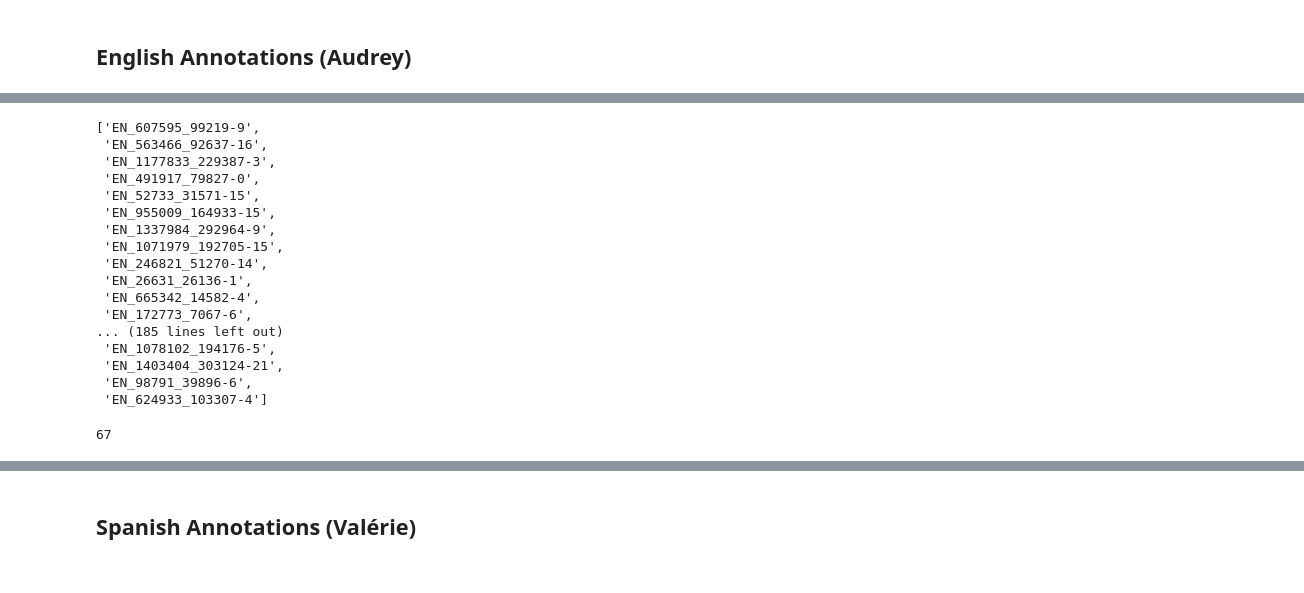
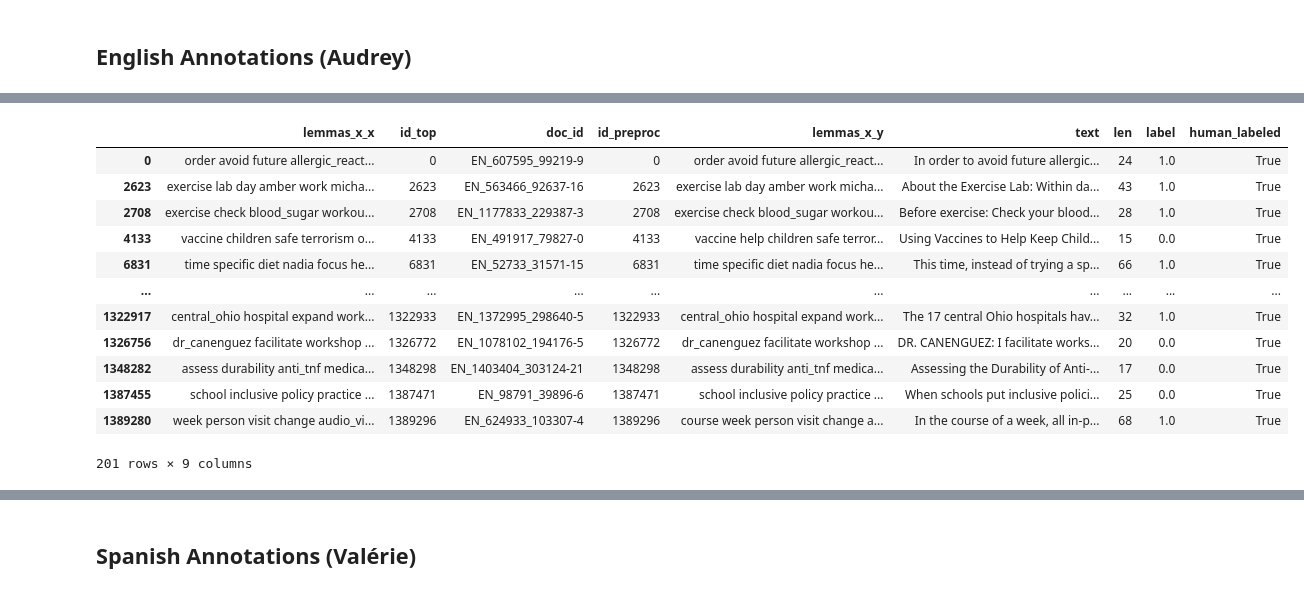
Before and after one commit to lcalvobartolome/mind, a Jupyter notebook: src/active_learning/test.ipynb, the cells around one changed output, grey strips where cells are left out. Cells and saved outputs as stored; diff of their text form; code cells hidden in the pictures.

```diff
--- a/src/active_learning/test.ipynb
+++ b/src/active_learning/test.ipynb
@@ -8,36 +32,17 @@ import pandas as pd
 # %%
 df = pd.read_csv("/export/usuarios_ml4ds/lbartolome/Repos/umd/LinQAForge/data/models/filtering/rosie_1_20/df_docs_updated_EN.csv")
-labelled = df[df.human_labeled==True]
+df[df.human_labeled==True]
+# %% [output]
+|  | lemmas_x_x | id_top | doc_id | id_preproc | lemmas_x_y | text | len | label | human_labeled |
+| 0 | order avoid future allergic_react... | 0 | EN_607595_99219-9 | 0 | order avoid future allergic_react... | In order to avoid future allergic... | 24 | 1.0 | True |
+| 2623 | exercise lab day amber work micha... | 2623 | EN_563466_92637-16 | 2623 | exercise lab day amber work micha... | About the Exercise Lab: Within da... | 43 | 1.0 | True |
+| 2708 | exercise check blood_sugar workou... | 2708 | EN_1177833_229387-3 | 2708 | exercise check blood_sugar workou... | Before exercise: Check your blood... | 28 | 1.0 | True |
+| 4133 | vaccine children safe terrorism o... | 4133 | EN_491917_79827-0 | 4133 | vaccine help children safe terror... | Using Vaccines to Help Keep Child... | 15 | 0.0 | True |
+| 6831 | time specific diet nadia focus he... | 6831 | EN_52733_31571-15 | 6831 | time specific diet nadia focus he... | This time, instead of trying a sp... | 66 | 1.0 | True |
+| ... | ... | ... | ... | ... | ... | ... | ... | ... | ... |
+| 1322917 | central_ohio hospital expand work... | 1322933 | EN_1372995_298640-5 | 1322933 | central_ohio hospital expand work... | The 17 central Ohio hospitals hav... | 32 | 1.0 | True |
+| 1326756 | dr_canenguez facilitate workshop ... | 1326772 | EN_1078102_194176-5 | 1326772 | dr_canenguez facilitate workshop ... | DR. CANENGUEZ: I facilitate works... | 20 | 0.0 | True |
+| 1348282 | assess durability anti_tnf medica... | 1348298 | EN_1403404_303124-21 | 1348298 | assess durability anti_tnf medica... | Assessing the Durability of Anti-... | 17 | 0.0 | True |
+| 1387455 | school inclusive policy practice ... | 1387471 | EN_98791_39896-6 | 1387471 | school inclusive policy practice ... | When schools put inclusive polici... | 25 | 0.0 | True |
+| 1389280 | week person visit change audio_vi... | 1389296 | EN_624933_103307-4 | 1389296 | course week person visit change a... | In the course of a week, all in-p... | 68 | 1.0 | True |
+201 rows × 9 columns
-# %%
-labelled.doc_id.unique().tolist()
-# %% [output]
-['EN_607595_99219-9',
- 'EN_563466_92637-16',
- 'EN_1177833_229387-3',
- 'EN_491917_79827-0',
- 'EN_52733_31571-15',
- 'EN_955009_164933-15',
- 'EN_1337984_292964-9',
- 'EN_1071979_192705-15',
- 'EN_246821_51270-14',
- 'EN_26631_26136-1',
- 'EN_665342_14582-4',
- 'EN_172773_7067-6',
-... (185 lines left out)
- 'EN_1078102_194176-5',
- 'EN_1403404_303124-21',
- 'EN_98791_39896-6',
- 'EN_624933_103307-4']
-# %%
-sixty_percent_size = int(len(labelled) * 0.6)
-
-# Split the dataframe based on labels
-positive_df = labelled[labelled['label'] == 1.0]
-negative_df = labelled[labelled['label'] == 0.0]
-
-# Determine the number of samples needed from each label to maintain balance
-n_samples_per_label = int(half_size // 2)
-
-print(n_samples_per_label)
-# %% [output]
-67
```
Also changed, not shown: parts of 35 cells of this notebook, 21 other files.
